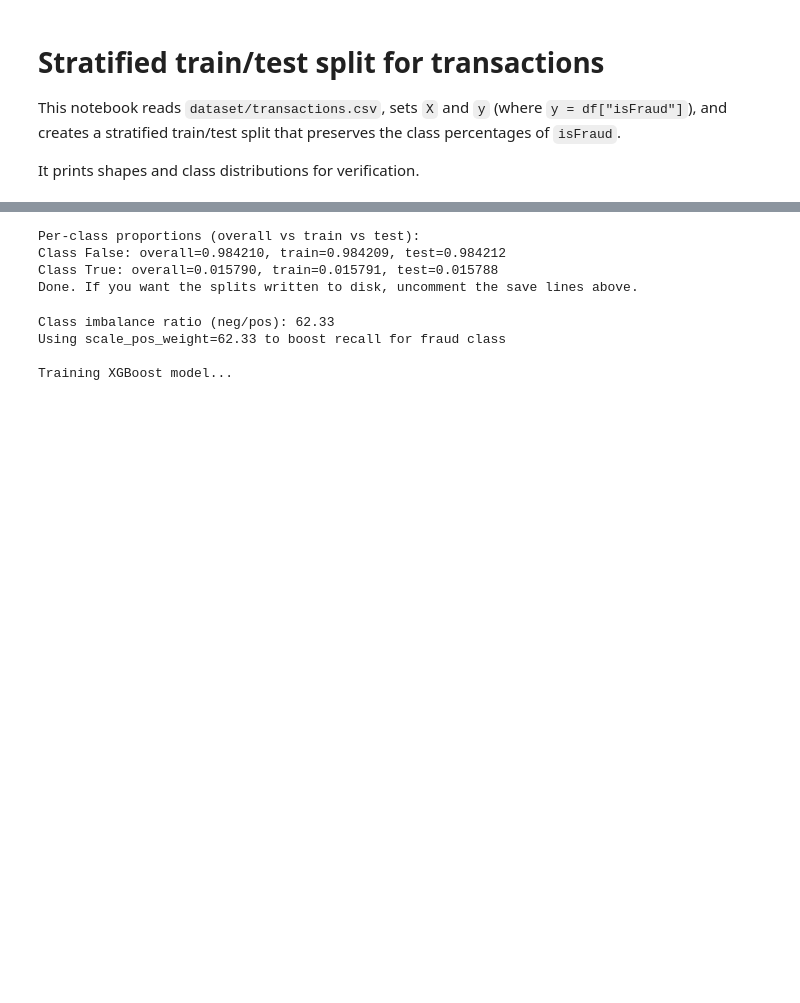
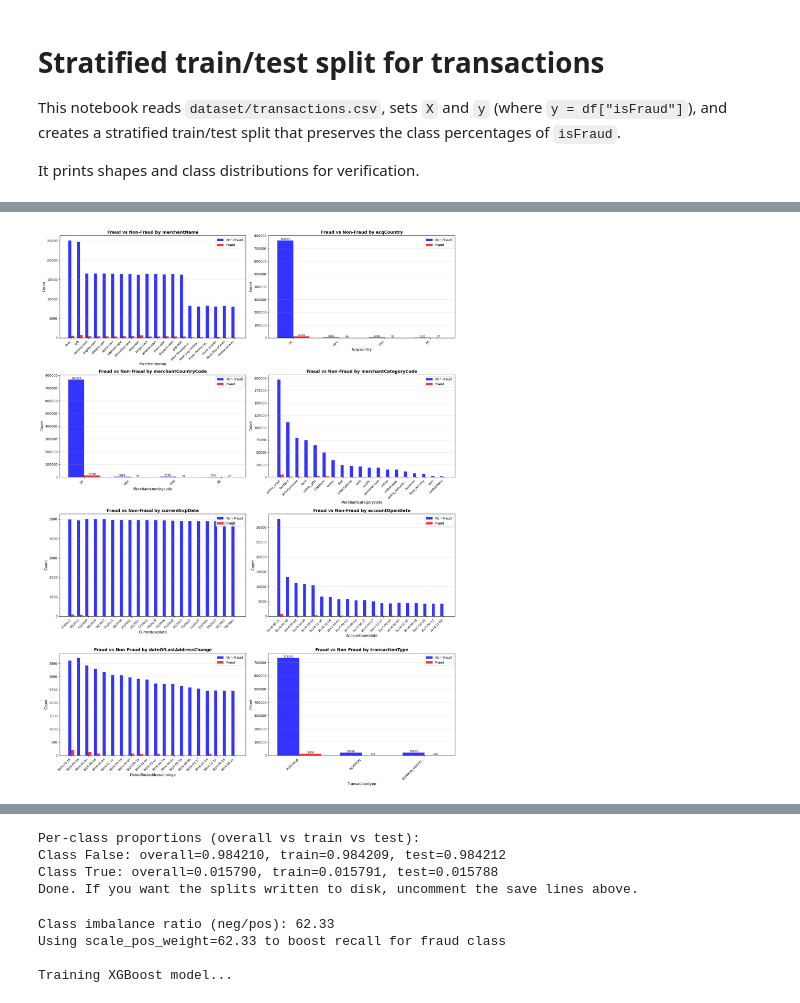
Before and after one commit to deniscovei/stranger_strings, a Jupyter notebook: transactions_split.ipynb, the cells around one changed output, grey strips where cells are left out. Drawn from its saved outputs; the diff is of its cells as text; code cells hidden in the pictures; blank space fills up the shorter version.

Commit message:
Implement first version of data preprocessing

```diff
--- a/transactions_split.ipynb
+++ b/transactions_split.ipynb
@@ -25,7 +25,9 @@ df = pd.read_csv(csv_path)
 print('Loaded dataset with shape:', df.shape)
 
 # Drop all null columns
-df = df.drop(["Unnamed: 0", "echoBuffer", "merchantCity", "merchantState", "merchantZip", "posOnPremises", "recurringAuthInd"], axis=1)
+# AccountNumber and customerId are duplicated
+# TransactionDateTime has no impact on fraud detection (evenly distributed both fraudulent and non-fraudulent)
+df = df.drop(["Unnamed: 0", "customerId", "echoBuffer", "merchantCity", "merchantState", "merchantZip", "posOnPremises", "recurringAuthInd"], axis=1)
 
 df.head()
 df.info()
@@ -65,3 +67,97 @@ cardPresent                      2
 expirationDateKeyInMatch         2
 isFraud                          2
 dtype: int64
+# %%
+# Plot fraud vs non-fraud for categorical columns
+import matplotlib.pyplot as plt
+import seaborn as sns
+
+categorical_features = [
+    'merchantName',
+    'acqCountry',
+    'merchantCountryCode',
+    'merchantCategoryCode',
+    'currentExpDate',
+    'accountOpenDate',
+    'dateOfLastAddressChange',
+    'transactionType'
+]
+
+# Create subplots - 4 rows x 2 columns
+fig, axes = plt.subplots(4, 2, figsize=(18, 24))
+axes = axes.flatten()
+
+for idx, feature in enumerate(categorical_features):
+    ax = axes[idx]
+
+    # Check if column exists
+    if feature not in df.columns:
+        ax.text(0.5, 0.5, f'{feature} not found in dataset',
+                ha='center', va='center', fontsize=12)
+        ax.set_title(f'{feature} - NOT FOUND', fontsize=14, fontweight='bold')
+        continue
+
+    # Count fraud and non-fraud for each unique value
+    fraud_counts = df[df['isFraud'] == 1][feature].value_counts().sort_values(ascending=False).head(20)
+    non_fraud_counts = df[df['isFraud'] == 0][feature].value_counts().sort_values(ascending=False).head(20)
+
+    # Get union of top categories from both
+    all_categories = list(set(fraud_counts.index) | set(non_fraud_counts.index))
+    all_categories = sorted(all_categories,
+                           key=lambda x: fraud_counts.get(x, 0) + non_fraud_counts.get(x, 0),
+                           reverse=True)[:20]
+
+    # Combine into a dataframe for plotting
+    plot_df = pd.DataFrame({
+        'Fraud': [fraud_counts.get(cat, 0) for cat in all_categories],
+        'Non-Fraud': [non_fraud_counts.get(cat, 0) for cat in all_categories]
+    }, index=all_categories)
+
+    # Create bar plot
+    x_pos = range(len(plot_df.index))
+    width = 0.35
+
+    ax.bar([x - width/2 for x in x_pos], plot_df['Non-Fraud'], width,
+           label='Non-Fraud', alpha=0.8, color='blue')
+    ax.bar([x + width/2 for x in x_pos], plot_df['Fraud'], width,
+           label='Fraud', alpha=0.8, color='red')
+
+    ax.set_xlabel(feature.replace('_', ' ').title(), fontsize=11)
+    ax.set_ylabel('Count', fontsize=11)
+    ax.set_title(f'Fraud vs Non-Fraud by {feature}', fontsize=13, fontweight='bold')
+    ax.set_xticks(x_pos)
+
+    # Rotate labels for readability
+    labels = [str(label)[:15] + '...' if len(str(label)) > 15 else str(label)
+              for label in plot_df.index]
+    ax.set_xticklabels(labels, rotation=45, ha='right', fontsize=9)
+
+    ax.legend(fontsize=10)
+    ax.grid(axis='y', alpha=0.3)
+
+    # Add counts on top if there aren't too many bars
+    if len(plot_df.index) <= 10:
+        for i, (nf, f) in enumerate(zip(plot_df['Non-Fraud'], plot_df['Fraud'])):
+            if nf > 0:
+                ax.text(i - width/2, nf, int(nf), ha='center', va='bottom', fontsize=8)
+            if f > 0:
+                ax.text(i + width/2, f, int(f), ha='center', va='bottom', fontsize=8)
+
+plt.tight_layout()
+plt.show()
+
+print('\nPlots generated successfully!')
+print(f'\nShowing top 20 categories for each feature (by total count)')
+
+# Print some statistics
+for feature in categorical_features:
+    if feature in df.columns:
+        total_unique = df[feature].nunique()
+        fraud_unique = df[df['isFraud'] == 1][feature].nunique()
+        non_fraud_unique = df[df['isFraud'] == 0][feature].nunique()
+        print(f'\n{feature}:')
+        print(f'  Total unique values: {total_unique}')
+        print(f'  Unique in fraud: {fraud_unique}')
+        print(f'  Unique in non-fraud: {non_fraud_unique}')
+# %% [output]
+[figure, added]
```
Also changed, not shown: parts of 9 cells of this notebook.
